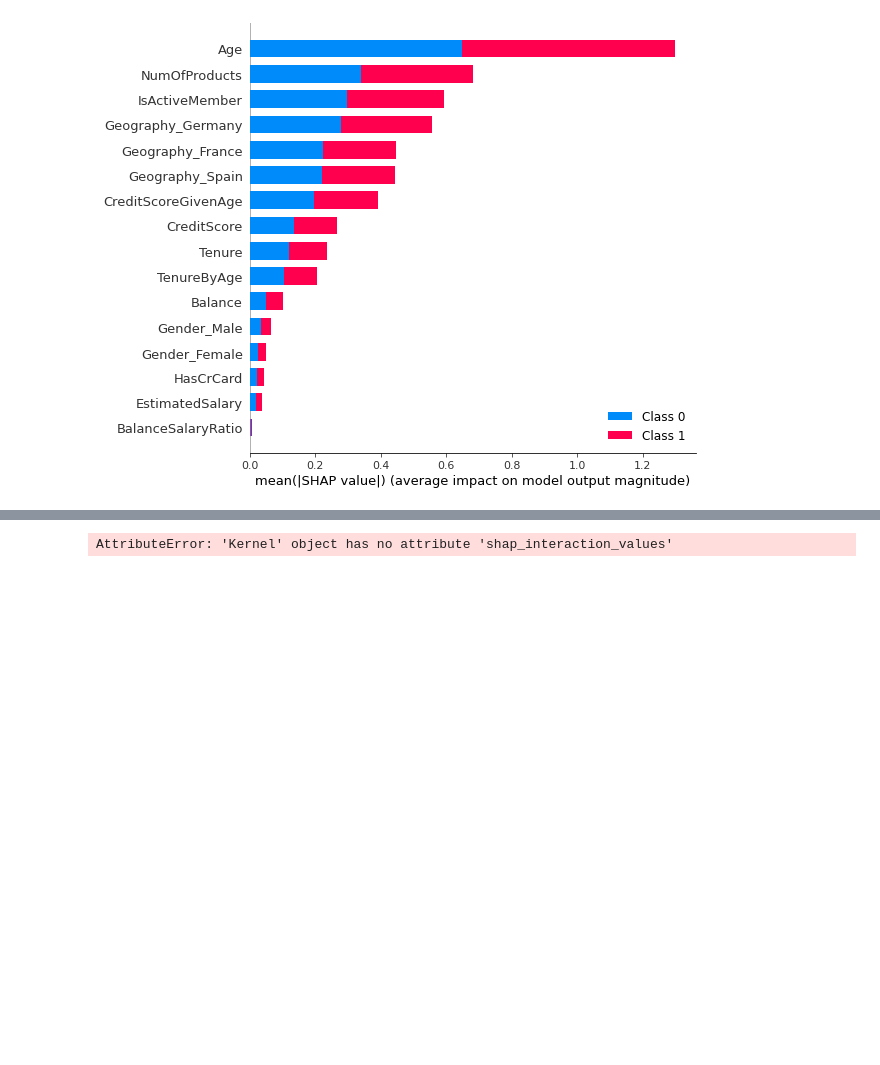
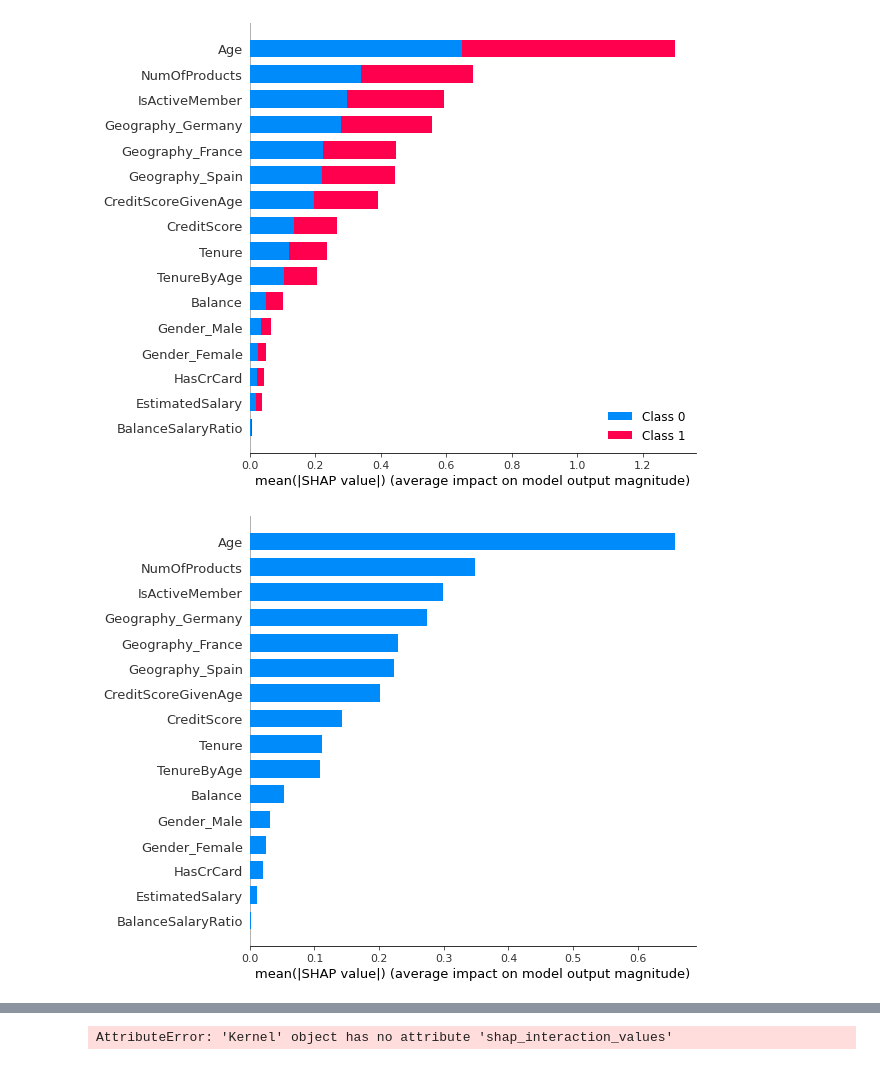
Before and after one commit to duanlang119/ml_study, a Jupyter notebook: SHAP_Churn_Explainer.ipynb, the cells around one changed output, grey strips where cells are left out. Cells and saved outputs as stored; diff of their text form; code cells hidden in the pictures; blank space fills up the shorter version.

```diff
--- a/SHAP_Churn_Explainer.ipynb
+++ b/SHAP_Churn_Explainer.ipynb
@@ -38,5 +60,9 @@ shap.summary_plot(shap_values, X_test)
 shap.summary_plot(shap_values, X_test, plot_type="bar")
 # %% [output]
 [figure]
+# %%
+shap.summary_plot(shap_values[1], X_test, plot_type="bar")
+# %% [output]
+[figure, added]
 # %%
 shap.summary_plot(shap_values=shap_values[1],X_test, plot_type="bar")
```
Also changed, not shown: parts of 9 cells of this notebook, 8 other files.
